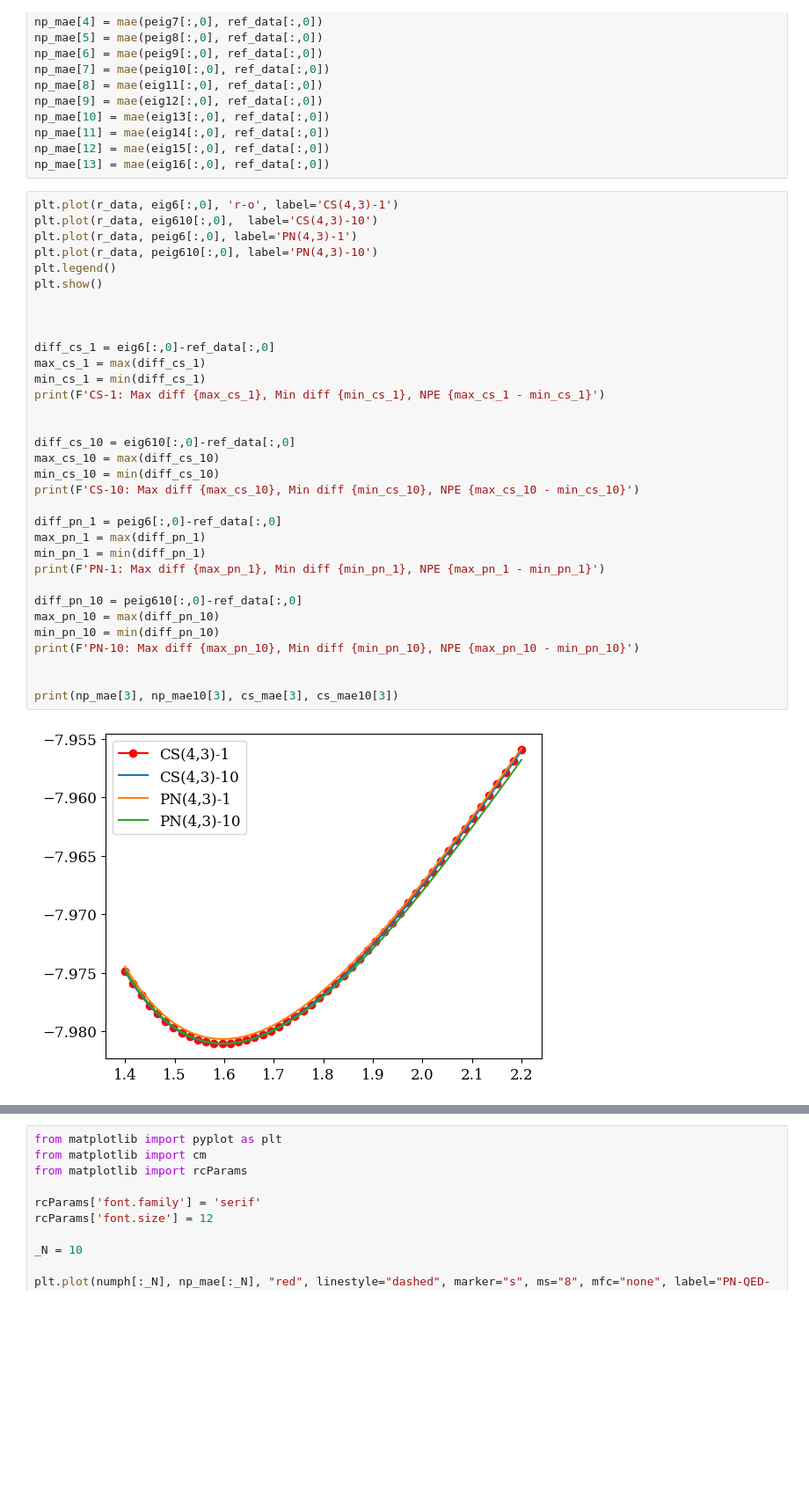
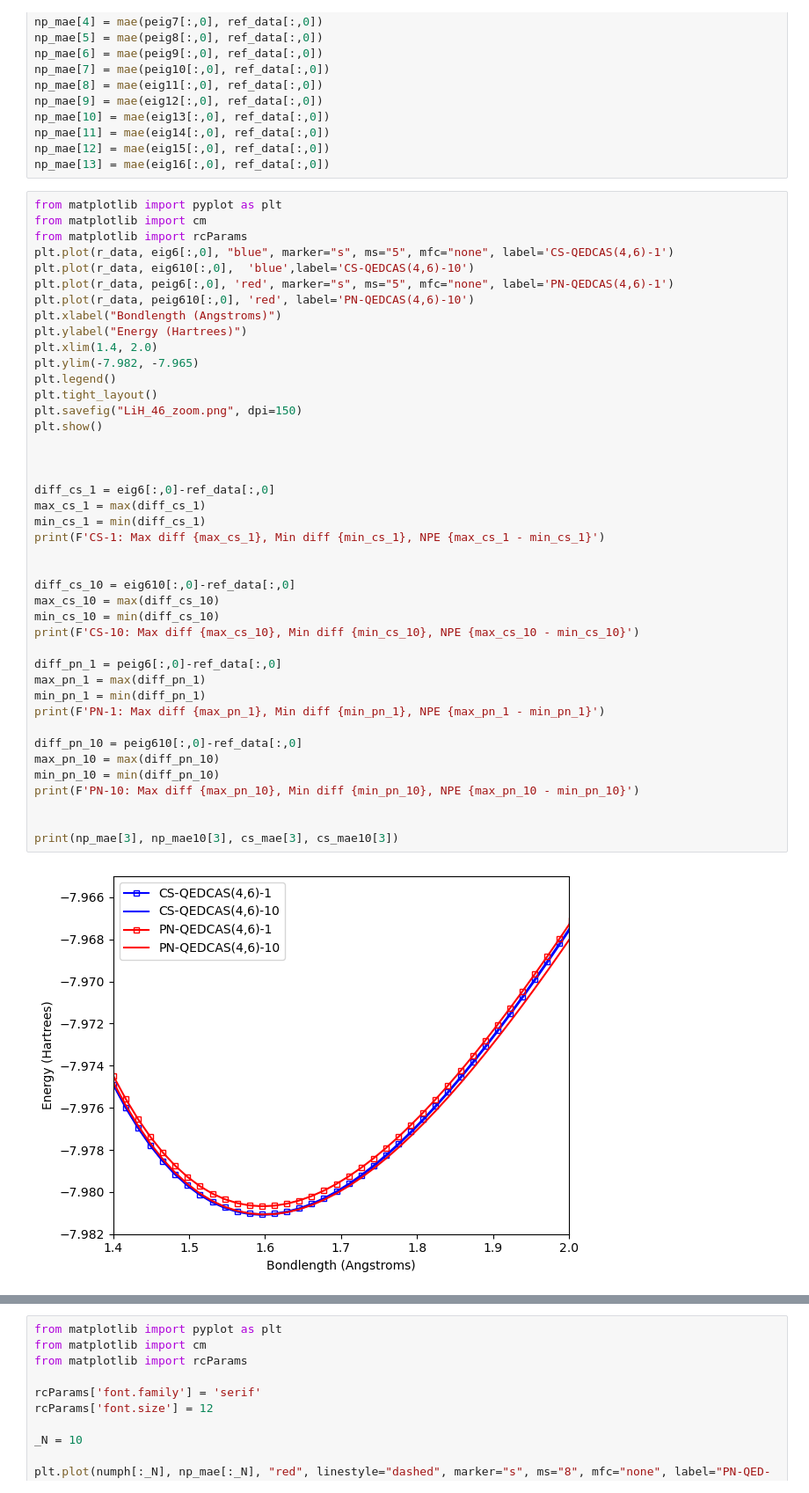
Before and after one commit to boss-bee/data_repository, a Jupyter notebook: json_scripts/LiH_json_reader_active_space_study.ipynb, the cells around one changed output, grey strips where cells are left out. Shown: that part at 88% size. Cells and saved outputs as stored; diff of their text form; blank space fills up the shorter version.

```diff
--- a/json_scripts/LiH_json_reader_active_space_study.ipynb
+++ b/json_scripts/LiH_json_reader_active_space_study.ipynb
@@ -328,40 +328,49 @@ np_mae[11] = mae(eig14[:,0], ref_data[:,0])
 np_mae[12] = mae(eig15[:,0], ref_data[:,0])
 np_mae[13] = mae(eig16[:,0], ref_data[:,0])
 # %%
-plt.plot(r_data, eig6[:,0], 'r-o', label='CS(4,3)-1')
-plt.plot(r_data, eig610[:,0],  label='CS(4,3)-10')
-plt.plot(r_data, peig6[:,0], label='PN(4,3)-1')
-plt.plot(r_data, peig610[:,0], label='PN(4,3)-10')
+from matplotlib import pyplot as plt
+from matplotlib import cm
+from matplotlib import rcParams
+plt.plot(r_data, eig6[:,0], "blue", marker="s", ms="5", mfc="none", label='CS-QEDCAS(4,6)-1')
+plt.plot(r_data, eig610[:,0],  'blue',label='CS-QEDCAS(4,6)-10')
+plt.plot(r_data, peig6[:,0], 'red', marker="s", ms="5", mfc="none", label='PN-QEDCAS(4,6)-1')
+plt.plot(r_data, peig610[:,0], 'red', label='PN-QEDCAS(4,6)-10')
+plt.xlabel("Bondlength (Angstroms)")
+plt.ylabel("Energy (Hartrees)")
+plt.xlim(1.4, 2.0)
+plt.ylim(-7.982, -7.965)
 plt.legend()
+plt.tight_layout()
+plt.savefig("LiH_46_zoom.png", dpi=150)
 plt.show()
 
 
 
 diff_cs_1 = eig6[:,0]-ref_data[:,0]
 max_cs_1 = max(diff_cs_1)
 min_cs_1 = min(diff_cs_1)
 print(F'CS-1: Max diff {max_cs_1}, Min diff {min_cs_1}, NPE {max_cs_1 - min_cs_1}')
 
 
 diff_cs_10 = eig610[:,0]-ref_data[:,0]
 max_cs_10 = max(diff_cs_10)
 min_cs_10 = min(diff_cs_10)
 print(F'CS-10: Max diff {max_cs_10}, Min diff {min_cs_10}, NPE {max_cs_10 - min_cs_10}')
 
 diff_pn_1 = peig6[:,0]-ref_data[:,0]
 max_pn_1 = max(diff_pn_1)
 min_pn_1 = min(diff_pn_1)
 print(F'PN-1: Max diff {max_pn_1}, Min diff {min_pn_1}, NPE {max_pn_1 - min_pn_1}')
 
 diff_pn_10 = peig610[:,0]-ref_data[:,0]
 max_pn_10 = max(diff_pn_10)
 min_pn_10 = min(diff_pn_10)
 print(F'PN-10: Max diff {max_pn_10}, Min diff {min_pn_10}, NPE {max_pn_10 - min_pn_10}')
 
 
 print(np_mae[3], np_mae10[3], cs_mae[3], cs_mae10[3])
 # %% [output]
-[figure, old version]
+[figure, new version]
 CS-1: Max diff 0.04127546141089411, Min diff 0.034250809955119976, NPE 0.0070246514557741335
 CS-10: Max diff 0.04116237250826149, Min diff 0.03423183766800175, NPE 0.006930534840259739
 PN-1: Max diff 0.04138716984582391, Min diff 0.03465643761055581, NPE 0.0067307322352681
```
Also changed, not shown: 11 other files.
